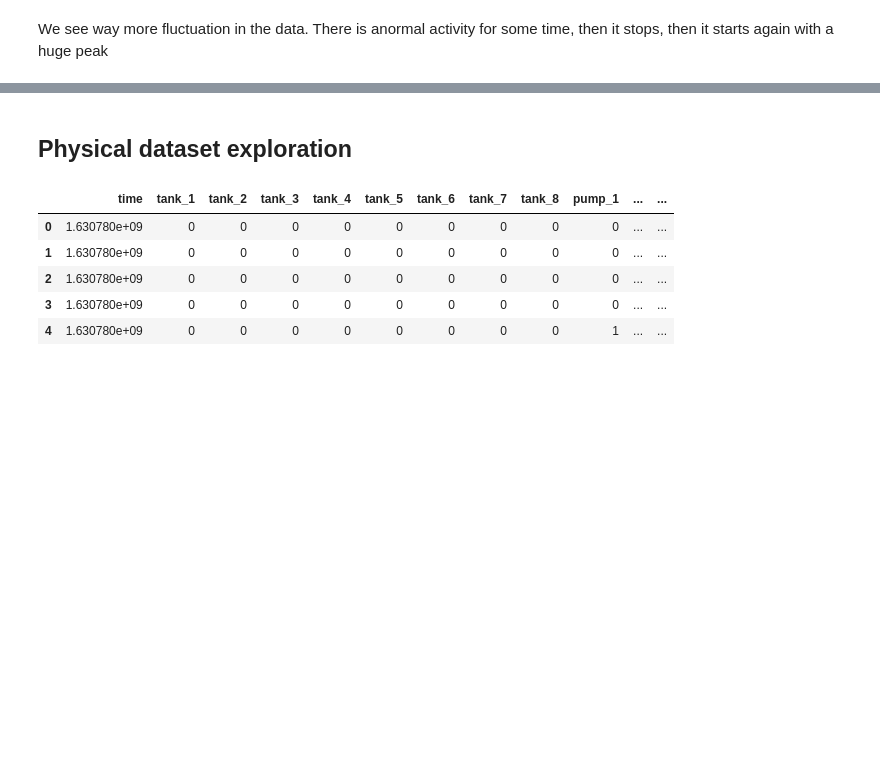
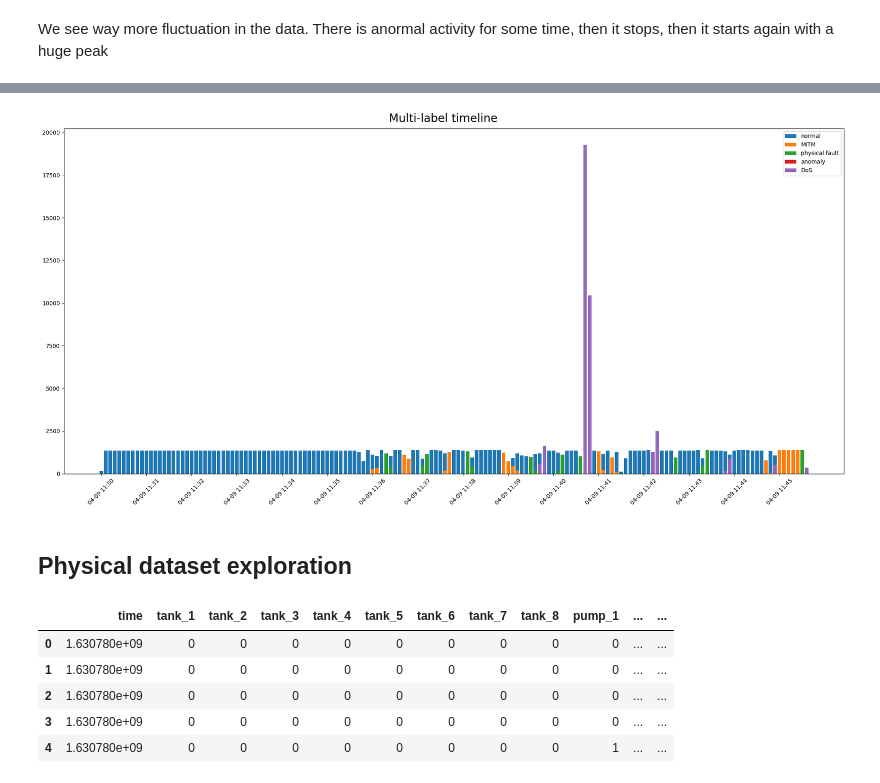
Before and after one commit to theo88400/ML-SECU2024, a Jupyter notebook: src/data_exploration/exploration.ipynb, the cells around one changed output, grey strips where cells are left out. Drawn from its saved outputs; the diff is of its cells as text; code cells hidden in the pictures; blank space fills up the shorter version.

```diff
--- a/src/data_exploration/exploration.ipynb
+++ b/src/data_exploration/exploration.ipynb
@@ -524,0 +531,7 @@ plt.show()
+# %%
+df_grouped = df_network_sorted.groupby(["time_minute", "label"]).size().reset_index()
+
+# Value encode the label column
+label_encoder = LabelEncoder()
+df_grouped["label"] = label_encoder.fit_transform(df_grouped["label"])
+df_grouped.head()
@@ -525,3 +545,25 @@ plt.show()
+# %%
+fig, ax = plt.subplots(figsize=(20, 10))
+fig.suptitle("Multi-label timeline", fontsize=20)
+
+
+for label in df_grouped["label"].unique():
+    df_grouped_label = df_grouped[df_grouped["label"] == label]
+    ax.bar(
+        df_grouped_label["time_minute"],
+        df_grouped_label[0],
+        label=label_encoder.inverse_transform([label])[0],
+    )
+
+
+ax.legend()
+ax.set_xticklabels(ax.get_xticklabels(), rotation=45)
+ax.set_xticks(ax.get_xticks()[::10])
+
+fig.tight_layout()
+plt.show()
+# %% [output]
+[figure, added]
 # %% [markdown]
 ## Physical dataset exploration
 # %%
```
Also changed, not shown: parts of 9 cells of this notebook.
